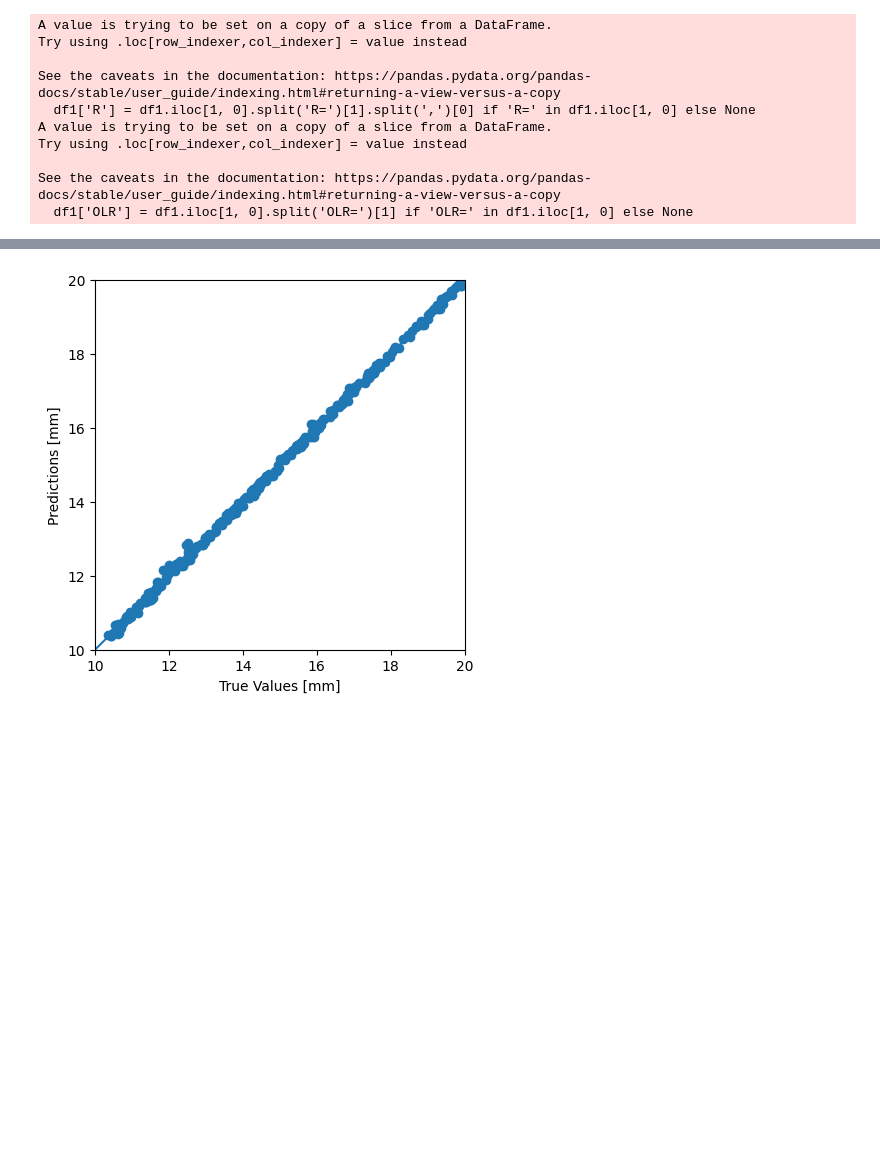
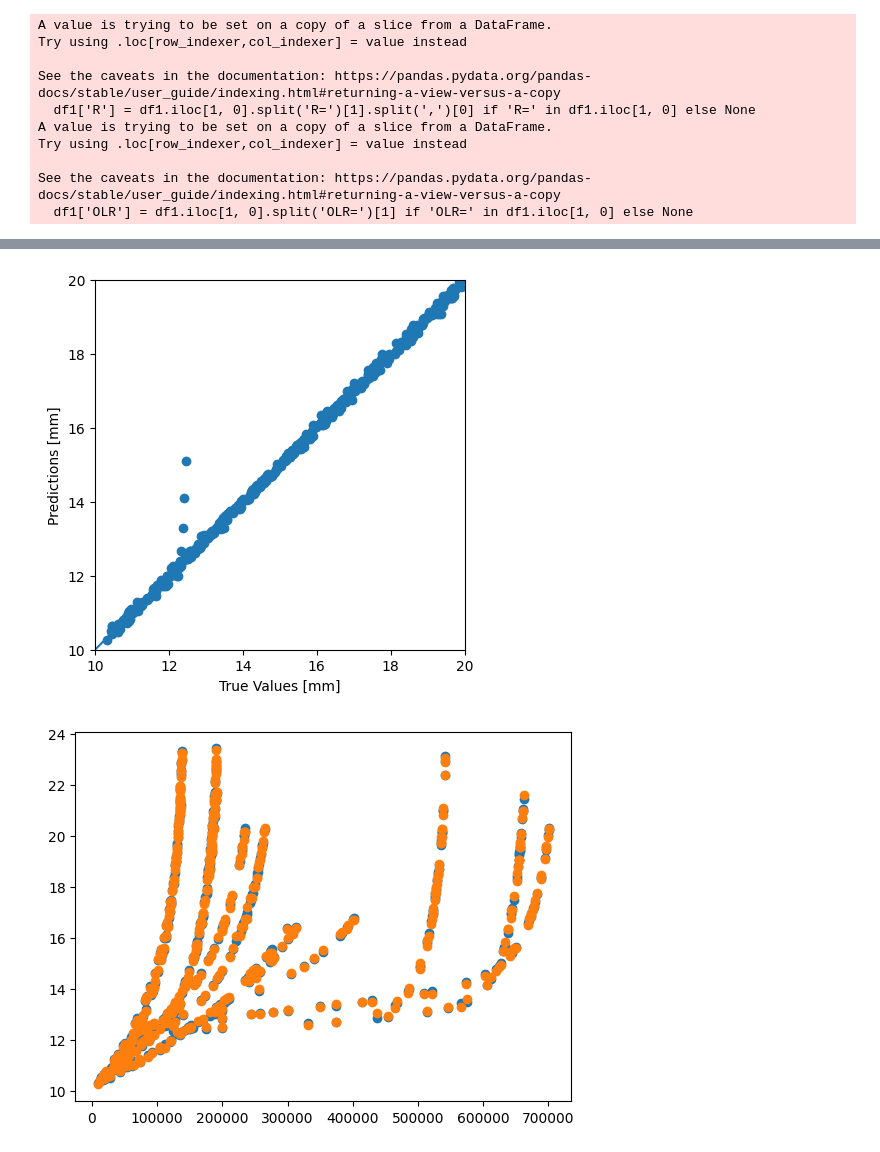
Before and after one commit to TNTU-124-System-analysis-research/qste340tm-modeling-of-fatigue-failure-after-single-overload, a Jupyter notebook: test.ipynb, the cells around one changed output, grey strips where cells are left out. Cells and saved outputs as stored; diff of their text form; code cells hidden in the pictures; blank space fills up the shorter version.

```diff
--- a/test.ipynb
+++ b/test.ipynb
@@ -137,5 +137,12 @@ E12['R'], E12['OLR'] = 0.7, 2.0
 # Concatenate all the experiments into one dataframe
 data = pd.concat([E1, E2, E3, E4, E5, E6, E7, E8, E9, E10, E11, E12])
 
+# Replace the NaN values with 0 FOR OLR
+data['OLR'] = data['OLR'].fillna(0)
+
+print(data)
+
 # Remove the rows with NaN values
 data = data.dropna()
+
+print(data)
@@ -181,5 +206,5 @@ print(y.shape)
 # %%
-X_train, X_test, y_train, y_test = train_test_split(X, y, random_state=42, train_size = .8)
+X_train, X_test, y_train, y_test = train_test_split(X, y, random_state=42, test_size=0.2)
 
 scaler = MinMaxScaler(feature_range = (0, 1))
 X_train_scaled = scaler.fit_transform(X_train)
@@ -227,17 +262,23 @@ plt.show()
 # %%
 # Define the support vector machine model
 from sklearn import svm
 model = svm.SVR()
-model.fit(X_train_scaled, y_train)
+model.fit(X_train, y_train)
 predictions = model.predict(X_test)
 a = plt.axes(aspect='equal')
 plt.scatter(y_test, y_pred)
 plt.xlabel('True Values [mm]')
 plt.ylabel('Predictions [mm]')
 lims = [10, 20]
 plt.xlim(lims)
 plt.ylim(lims)
 _ = plt.plot(lims, lims)
 plt.show()
+
+
+plt.scatter(X_test[:,0], y_test)
+plt.scatter(X_test[:,0], y_pred)
+plt.show()
 # %% [output]
-[figure, old version]
+[figure, new version]
+[figure, added]
```
Also changed, not shown: parts of 6 cells of this notebook.
